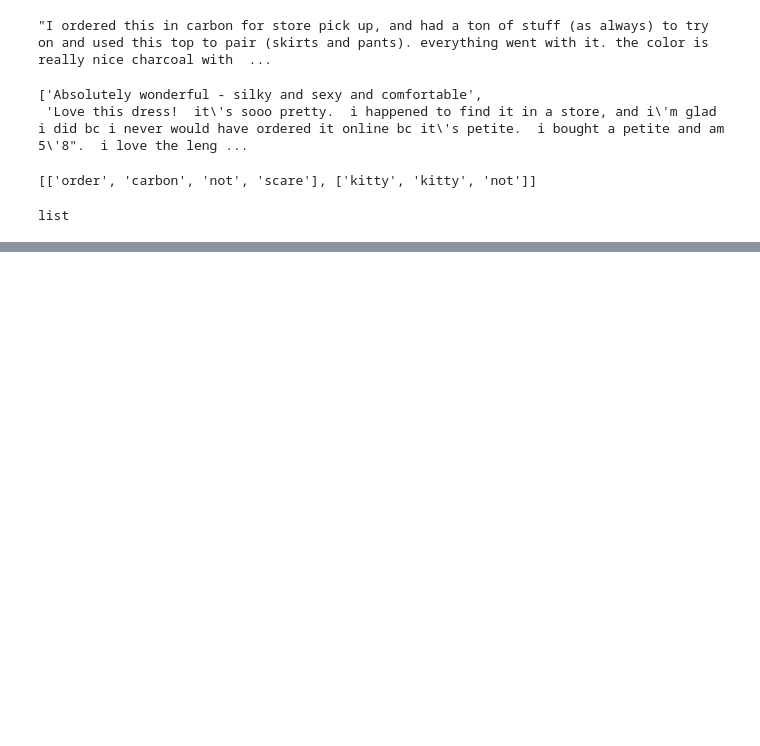
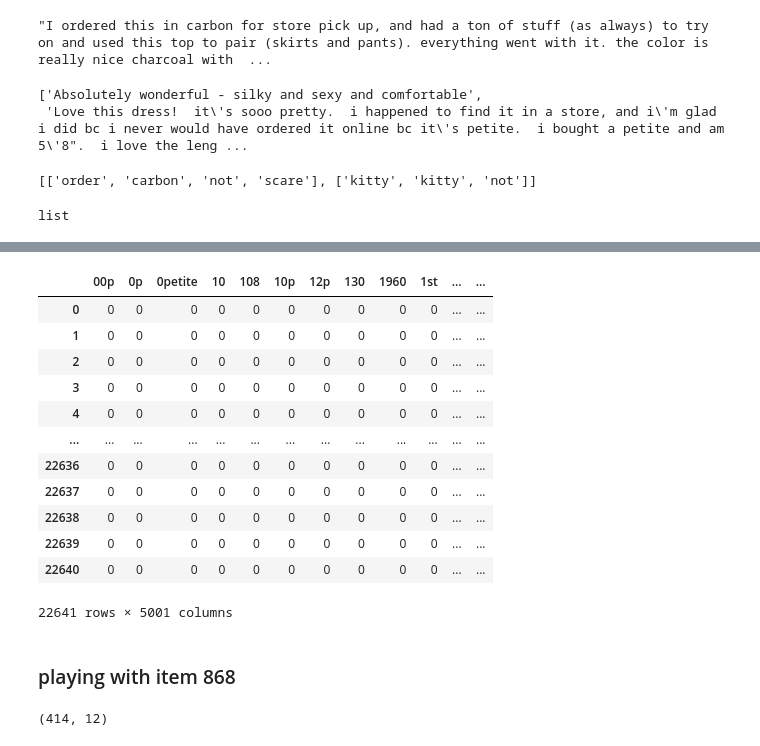
Before and after one commit to baharbiazar/E_Commerce_Reviews_Sentiment_Analysis, a Jupyter notebook: text_cleaning.ipynb, the cells around one changed output, grey strips where cells are left out. Cells and saved outputs as stored; diff of their text form; code cells hidden in the pictures; blank space fills up the shorter version.

```diff
--- a/text_cleaning.ipynb
+++ b/text_cleaning.ipynb
@@ -283,0 +279,5 @@ documents
+# %%
+df_and_token= df.copy()
+# %%
+df_and_token['token_strings'] = token_strings
+df_and_token.iloc[7,-1]
@@ -283,0 +295,4 @@ documents
+# %%
+vectorizer = CountVectorizer(max_features= 5000, token_pattern='\s([A-Za-z0-9-]+)\s')
+cwm = vectorizer.fit_transform(df_and_token['token_strings'])
+data_dense = cwm.todense()
@@ -283,0 +323,26 @@ documents
+# %%
+word_matrix = pd.DataFrame(data = data_dense, columns= vectorizer.get_feature_names())
+# %%
+word_matrix['Clothing ID'] = df['Clothing ID']
+word_matrix
+# %% [output]
+|  | 00p | 0p | 0petite | 10 | 108 | 10p | 12p | 130 | 1960 | 1st | ... | ... |
+| 0 | 0 | 0 | 0 | 0 | 0 | 0 | 0 | 0 | 0 | 0 | ... | ... |
+| 1 | 0 | 0 | 0 | 0 | 0 | 0 | 0 | 0 | 0 | 0 | ... | ... |
+| 2 | 0 | 0 | 0 | 0 | 0 | 0 | 0 | 0 | 0 | 0 | ... | ... |
+| 3 | 0 | 0 | 0 | 0 | 0 | 0 | 0 | 0 | 0 | 0 | ... | ... |
+| 4 | 0 | 0 | 0 | 0 | 0 | 0 | 0 | 0 | 0 | 0 | ... | ... |
+| ... | ... | ... | ... | ... | ... | ... | ... | ... | ... | ... | ... | ... |
+| 22636 | 0 | 0 | 0 | 0 | 0 | 0 | 0 | 0 | 0 | 0 | ... | ... |
+| 22637 | 0 | 0 | 0 | 0 | 0 | 0 | 0 | 0 | 0 | 0 | ... | ... |
+| 22638 | 0 | 0 | 0 | 0 | 0 | 0 | 0 | 0 | 0 | 0 | ... | ... |
+| 22639 | 0 | 0 | 0 | 0 | 0 | 0 | 0 | 0 | 0 | 0 | ... | ... |
+| 22640 | 0 | 0 | 0 | 0 | 0 | 0 | 0 | 0 | 0 | 0 | ... | ... |
+22641 rows × 5001 columns
+# %% [markdown]
+### playing with item 868
+# %%
+df_868 = df_and_token[df_and_token['Clothing ID']==868]
+df_868.shape
+# %% [output]
+(414, 12)
```
Also changed, not shown: parts of 30 cells of this notebook, 7 other files.
